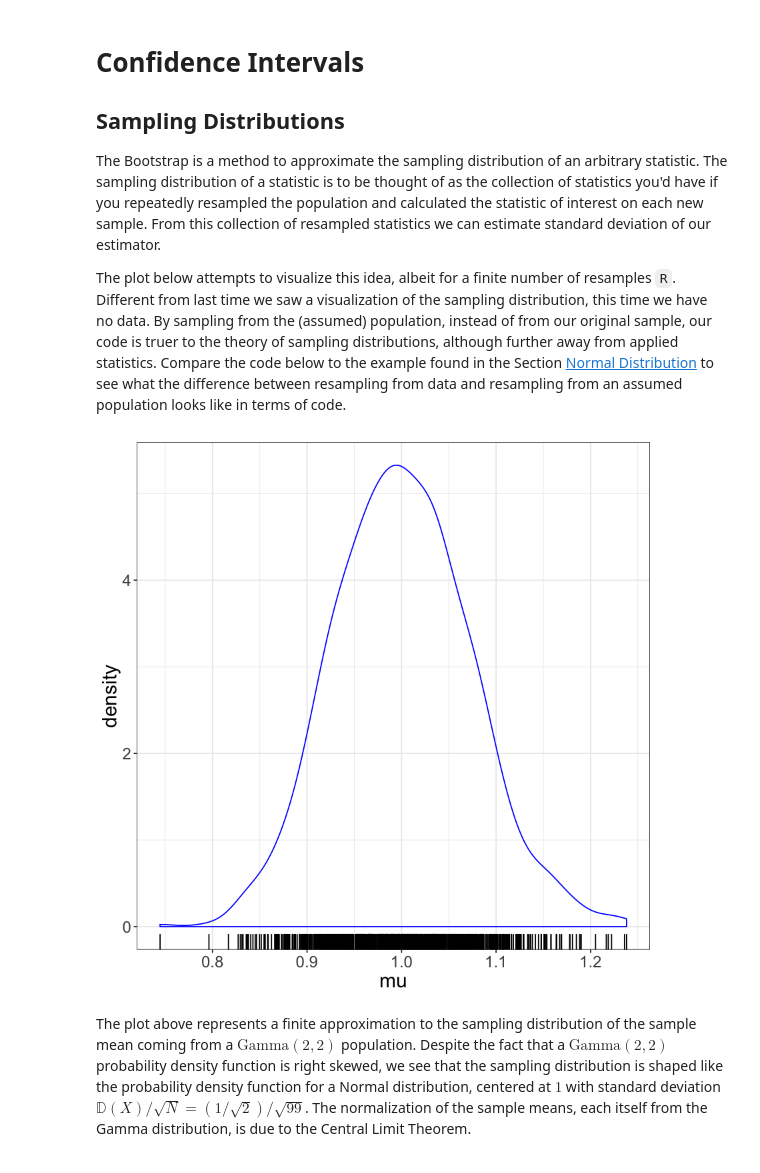
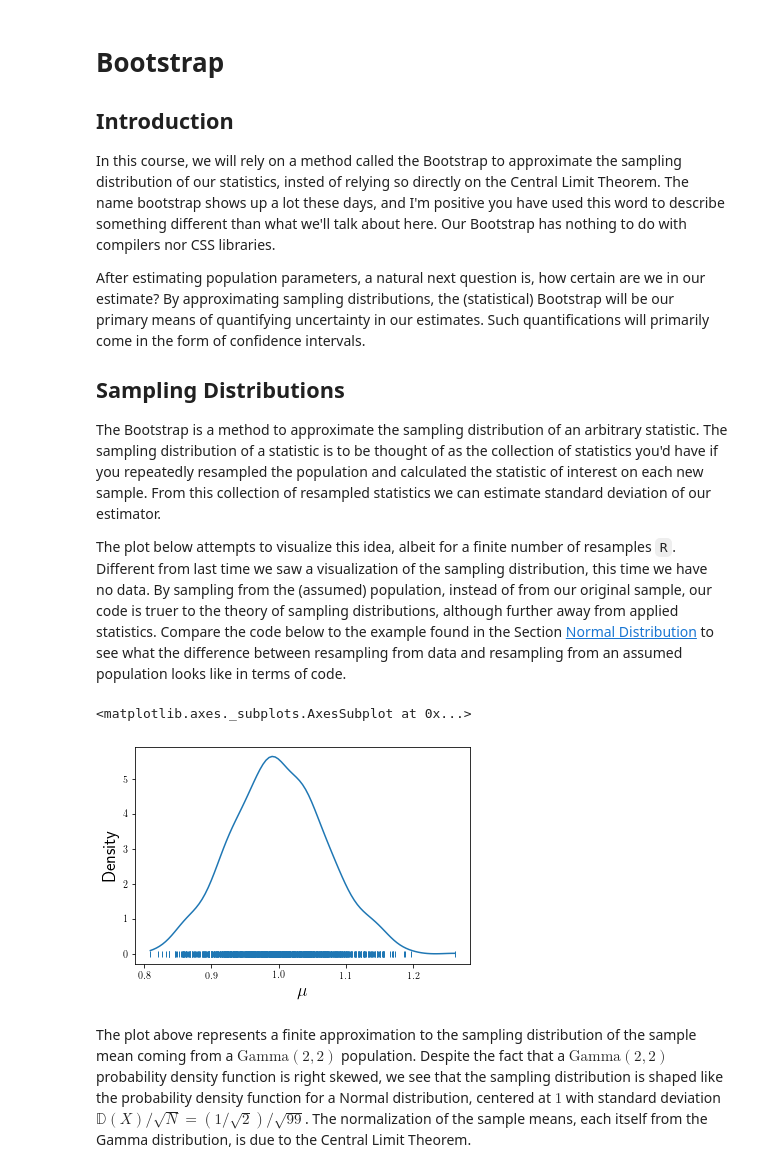
Before and after one commit to roualdes/314, a Jupyter notebook: content/bootstrap/confidence_intervals.ipynb, the cells around one changed output. Drawn from its saved outputs; the diff is of its cells as text; code cells hidden in the pictures.

```diff
--- a/content/bootstrap/confidence_intervals.ipynb
+++ b/content/bootstrap/confidence_intervals.ipynb
@@ -1,5 +1,11 @@
 # %% [markdown]
-# Confidence Intervals
+# Bootstrap
+
+## Introduction
+
+In this course, we will rely on a method called the Bootstrap to approximate the sampling distribution of our statistics, insted of relying so directly on the Central Limit Theorem.  The name bootstrap shows up a lot these days, and I'm positive you have used this word to describe something different than what we'll talk about here.  Our Bootstrap has nothing to do with compilers nor CSS libraries.
+
+After estimating population parameters, a natural next question is, how certain are we in our estimate?  By approximating sampling distributions, the (statistical) Bootstrap will be our primary means of quantifying uncertainty in our estimates.  Such quantifications will primarily come in the form of confidence intervals.
 
 ## Sampling Distributions
 
@@ -11,5 +14,0 @@ library(ggplot2)
-# %%
-update_geom_defaults("point", list(colour = "blue"))
-update_geom_defaults("density", list(colour = "blue"))
-update_geom_defaults("path", list(colour = "blue"))
-old <- theme_set(theme_bw() + theme(text = element_text(size=18)))
@@ -16,14 +22,17 @@ old <- theme_set(theme_bw() + theme(text = element_text(size=18)))
 # %%
-R <- 1001
-N <- 99
-mus <- rep(NA, R)
-for (r in seq_len(R)) {
-    mus[r] <- mean(rgamma(N, 2, 2)) # sampling directly from the population, Gamma(2, 2)
-}
+R = 1001
+N = 99
+mus = np.full((R,), np.nan)
 
-ggplot(data.frame(mu = mus)) + geom_density(aes(mu)) + geom_rug(aes(mu))
+for r in range(R):
+    mus[r] = np.random.gamma(2, 1/2, N).mean() # sample directly from Gamma(2, 2)
-# %% [output]
-[figure, removed]
+# %%
+bp.density(mus)
+bp.rug(mus)
+bp.labels(x='$\mu$', y='Density', size=18)
+# %% [output]
+<matplotlib.axes._subplots.AxesSubplot at 0x...>
+[figure, added]
 # %% [markdown]
 The plot above represents a finite approximation to the sampling distribution of the sample mean coming from a $\text{Gamma}(2, 2)$ population. Despite the fact that a $\text{Gamma}(2, 2)$ probability density function is right skewed, we see that the sampling distribution is shaped like the probability density function for a Normal distribution, centered at $1$ with standard deviation $\mathbb{D}(X)/\sqrt{N} = \left(1/\sqrt{2}\right) / \sqrt{99}$.  The normalization of the sample means, each itself from the Gamma distribution, is due to the Central Limit Theorem.
 # %% [markdown]
```
Also changed, not shown: parts of 8 cells of this notebook, 43 other files.
